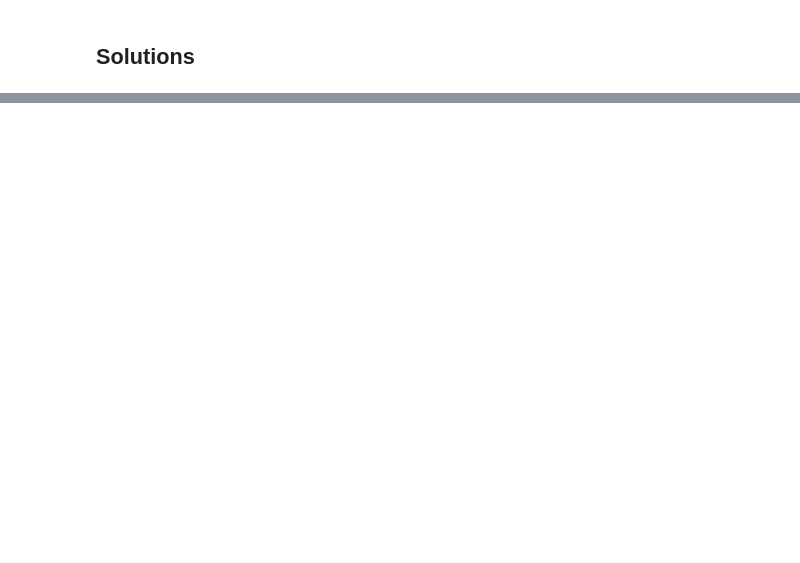
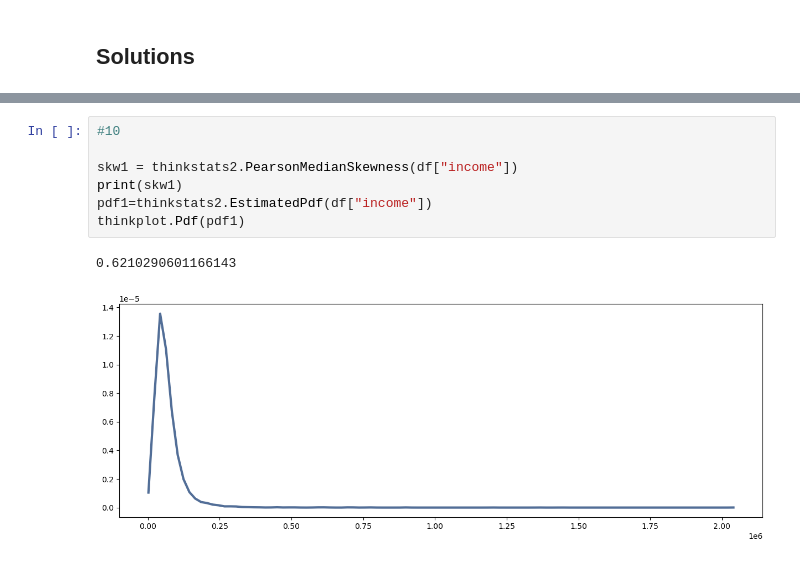
Before and after one commit to Nishaa95/DATA_3450_Quiz_2, a Jupyter notebook: quiz_2_1221_start.ipynb, the cells around one changed output, grey strips where cells are left out. Cells and saved outputs as stored; diff of their text form; blank space fills up the shorter version.

```diff
--- a/quiz_2_1221_start.ipynb
+++ b/quiz_2_1221_start.ipynb
@@ -66,0 +145,10 @@ df.head()
+# %%
+#10
+
+skw1 = thinkstats2.PearsonMedianSkewness(df["income"])
+print(skw1)
+pdf1=thinkstats2.EstimatedPdf(df["income"])
+thinkplot.Pdf(pdf1)
+# %% [output]
+0.6210290601166143
+[figure, added]
```
Also changed, not shown: parts of 19 cells of this notebook.
